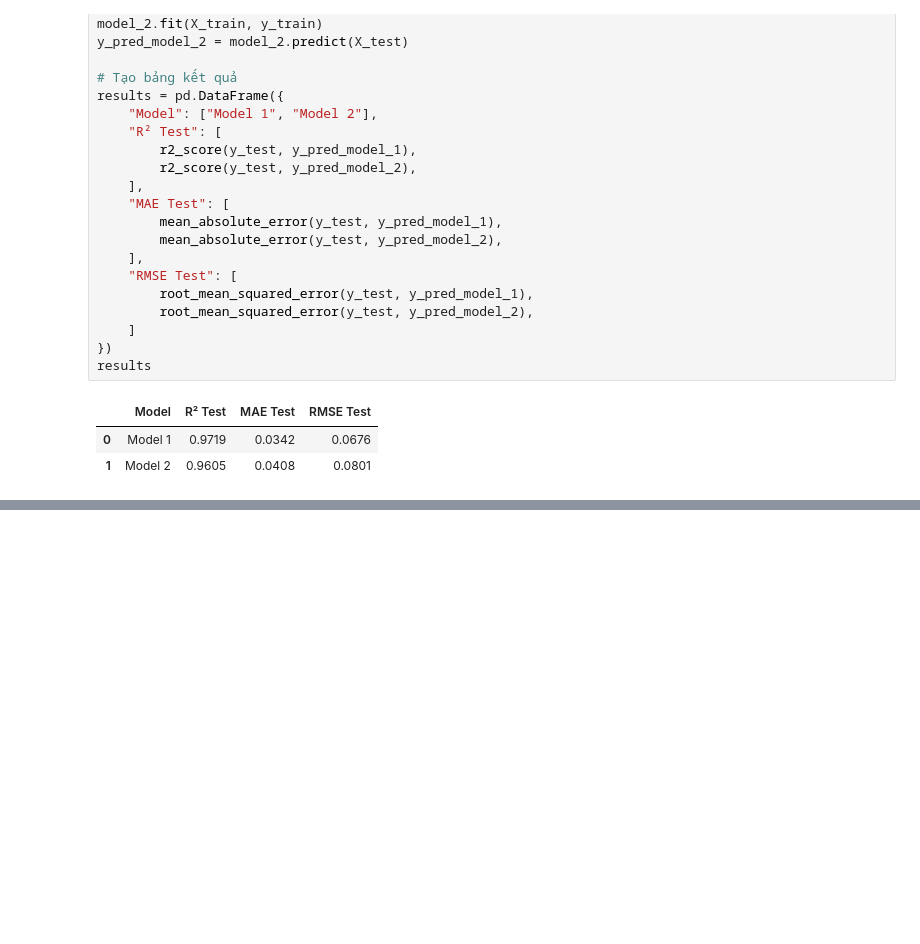
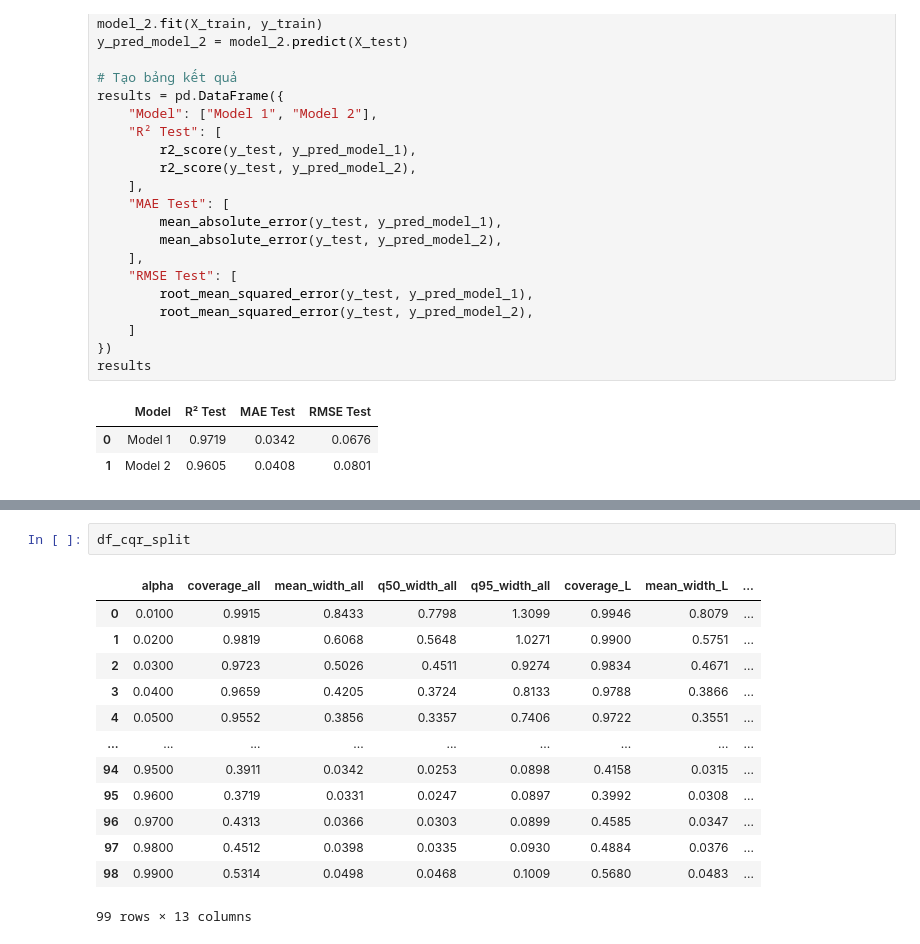
Before and after one commit to Tabaoan/FoxAI-Banking-MLs, a Jupyter notebook: Conformal/TESTING MAPIE REG/KPI_Test 5.5 Split vs Acceptale.ipynb, the cells around one changed output, grey strips where cells are left out. Saved outputs shown, nothing was run; the diff lists cells and outputs as text; blank space fills up the shorter version.

```diff
--- a/Conformal/TESTING MAPIE REG/KPI_Test 5.5 Split vs Acceptale.ipynb
+++ b/Conformal/TESTING MAPIE REG/KPI_Test 5.5 Split vs Acceptale.ipynb
@@ -905,0 +538,16 @@ plt.show()
+# %%
+df_cqr_split
+# %% [output]
+|  | alpha | coverage_all | mean_width_all | q50_width_all | q95_width_all | coverage_L | mean_width_L | ... |
+| 0 | 0.0100 | 0.9915 | 0.8433 | 0.7798 | 1.3099 | 0.9946 | 0.8079 | ... |
+| 1 | 0.0200 | 0.9819 | 0.6068 | 0.5648 | 1.0271 | 0.9900 | 0.5751 | ... |
+| 2 | 0.0300 | 0.9723 | 0.5026 | 0.4511 | 0.9274 | 0.9834 | 0.4671 | ... |
+| 3 | 0.0400 | 0.9659 | 0.4205 | 0.3724 | 0.8133 | 0.9788 | 0.3866 | ... |
+| 4 | 0.0500 | 0.9552 | 0.3856 | 0.3357 | 0.7406 | 0.9722 | 0.3551 | ... |
+| ... | ... | ... | ... | ... | ... | ... | ... | ... |
+| 94 | 0.9500 | 0.3911 | 0.0342 | 0.0253 | 0.0898 | 0.4158 | 0.0315 | ... |
+| 95 | 0.9600 | 0.3719 | 0.0331 | 0.0247 | 0.0897 | 0.3992 | 0.0308 | ... |
+| 96 | 0.9700 | 0.4313 | 0.0366 | 0.0303 | 0.0899 | 0.4585 | 0.0347 | ... |
+| 97 | 0.9800 | 0.4512 | 0.0398 | 0.0335 | 0.0930 | 0.4884 | 0.0376 | ... |
+| 98 | 0.9900 | 0.5314 | 0.0498 | 0.0468 | 0.1009 | 0.5680 | 0.0483 | ... |
+99 rows × 13 columns
```
Also changed, not shown: parts of 38 cells of this notebook.
